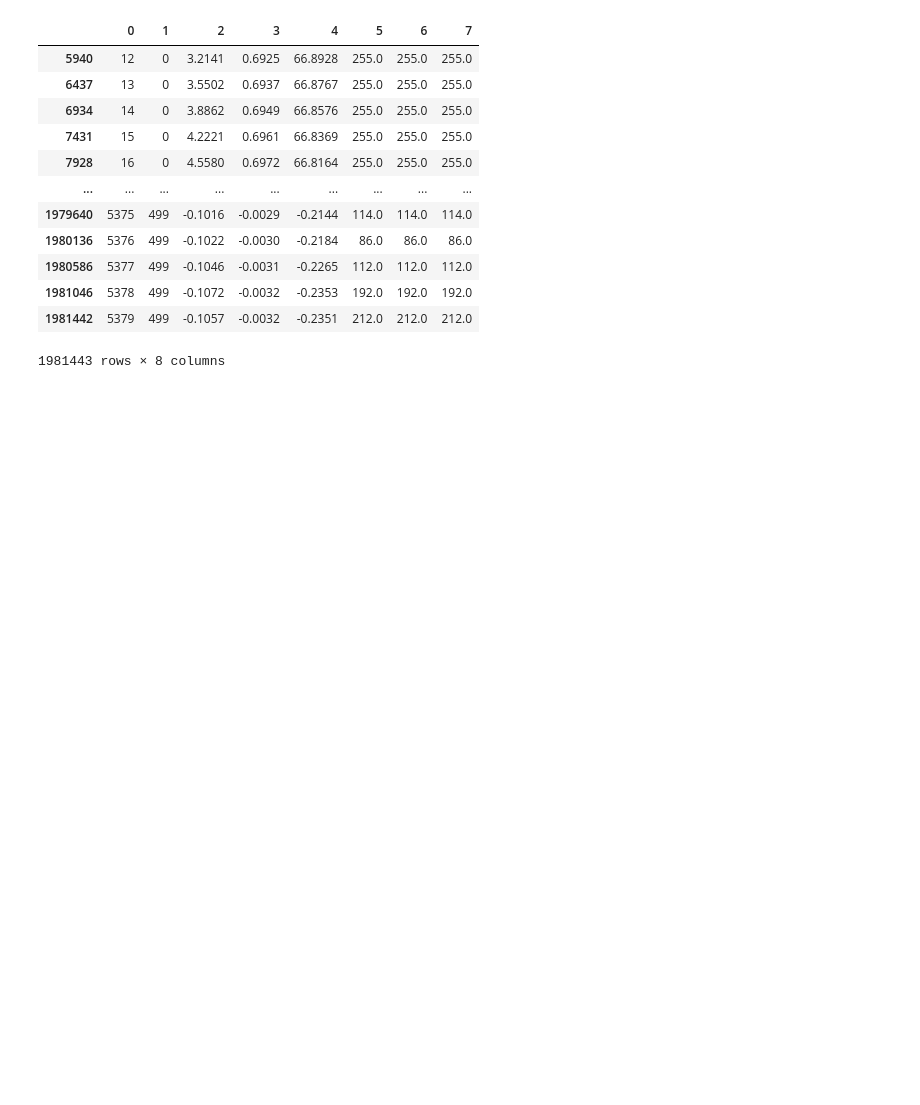
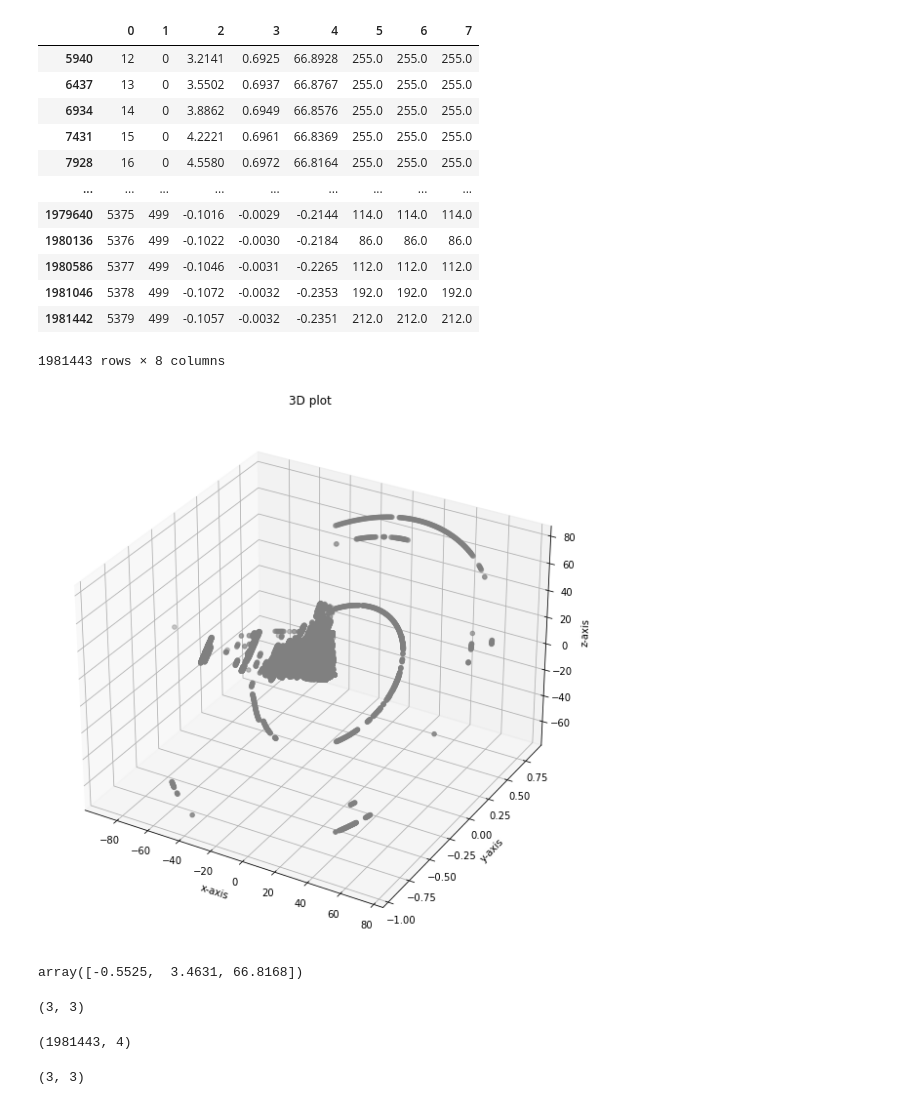
Before and after one commit to hamzamogni/LiDAR, a Jupyter notebook: Test.ipynb, the cells around one changed output. Cells and saved outputs as stored; diff of their text form; code cells hidden in the pictures; blank space fills up the shorter version.

```diff
--- a/Test.ipynb
+++ b/Test.ipynb
@@ -5,2 +9,13 @@ import os
+# %%
+def plot(data: dict):
+    fig = plt.figure(figsize=(10, 10)).gca(projection="3d")
+#     ax = Axes3D(fig)
+
+    fig.scatter(data["x"], data["y"], data["z"], color="grey")
+    fig.set_title("3D plot")
+    fig.set_xlabel('x-axis')
+    fig.set_ylabel('y-axis')
+    fig.set_zlabel('z-axis')
+    plt.show()
 # %%
 data_dir = "data/"
@@ -35,7 +53,7 @@ for file_input in data[1:]:
 # %%
 df_global = pd.DataFrame(merged)
 # %%
-df_global[[0, 1]] = df_global[[0, 1]].astypeype(int)
+df_global[[0, 1]] = df_global[[0, 1]].astype(int)
 # %%
 df_global = df_global.sort_values([1, 0], ascending=(True, True))
 # %%
@@ -54,3 +72,11 @@ df_global
 | 1981046 | 5378 | 499 | -0.1072 | -0.0032 | -0.2353 | 192.0 | 192.0 | 192.0 |
 | 1981442 | 5379 | 499 | -0.1057 | -0.0032 | -0.2351 | 212.0 | 212.0 | 212.0 |
 1981443 rows × 8 columns
+# %%
+plot(data={
+    "x": df_global[2],
+    "y": df_global[3],
+    "z": df_global[4],
+})
+# %% [output]
+[figure, added]
@@ -56,0 +87,16 @@ df_global
+# %%
+rotation_matrix.dot(test[0][1:]) + bras_levier
+# %% [output]
+array([-0.5525,  3.4631, 66.8168])
+# %%
+rotation_matrix.shape
+# %% [output]
+(3, 3)
+# %%
+test.shape
+# %% [output]
+(1981443, 4)
+# %%
+rotation_matrix.shape
+# %% [output]
+(3, 3)
```
Also changed, not shown: parts of 14 cells of this notebook.
